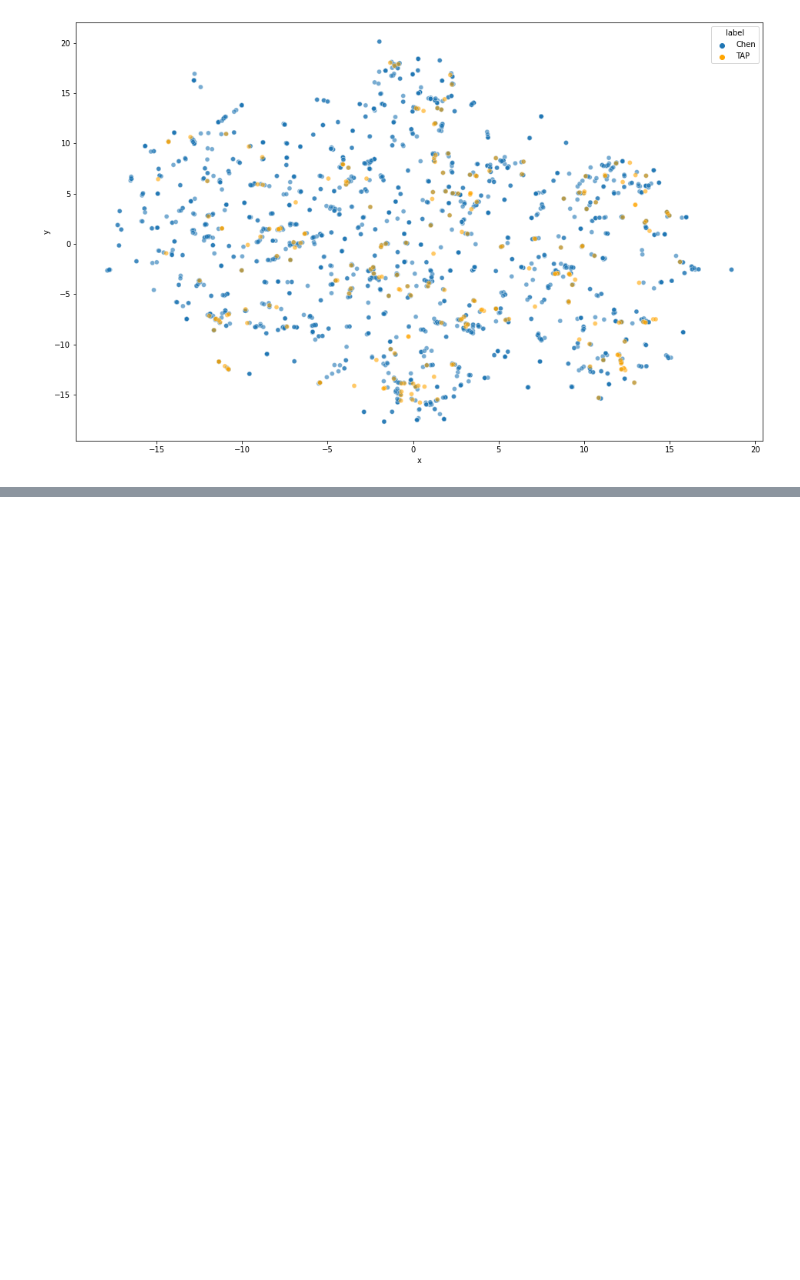
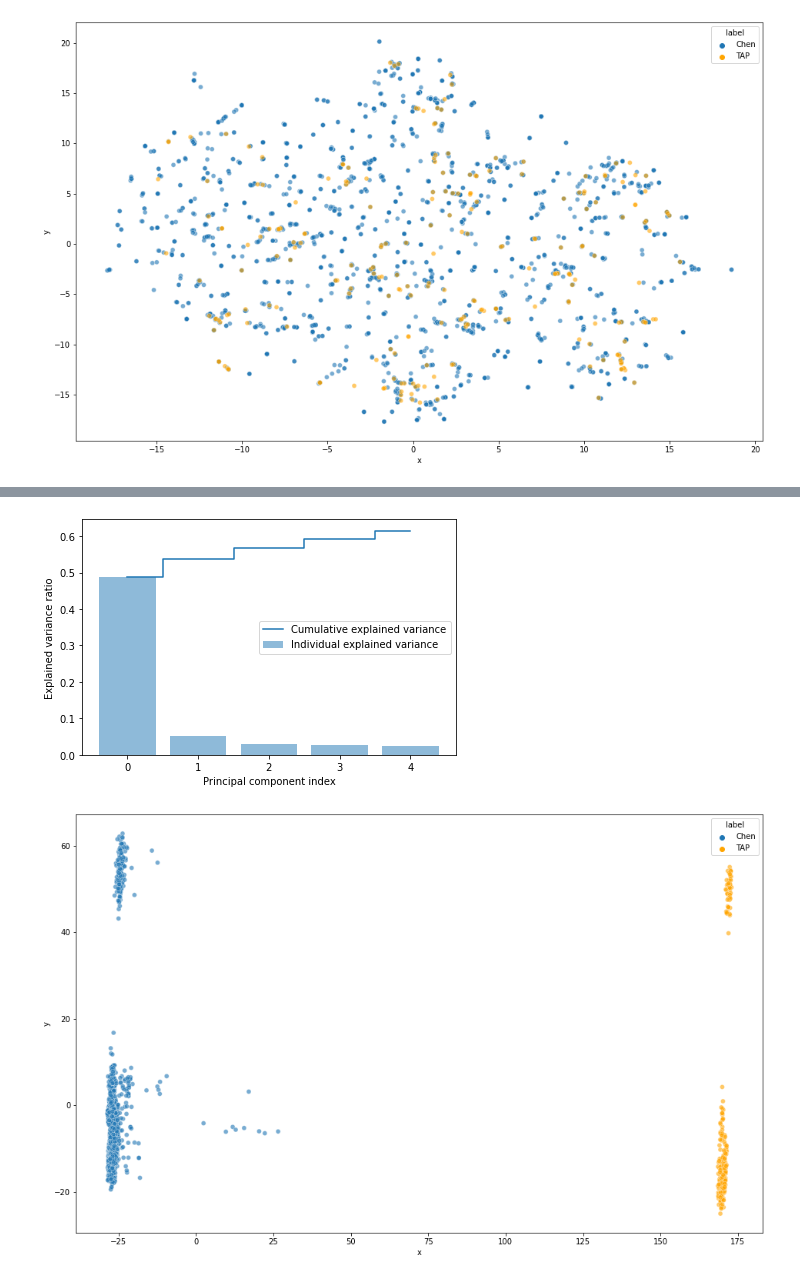
Before and after one commit to kvetab/di-pred, a Jupyter notebook: notebooks/reports/02-dataset-comparison.ipynb, the cells around one changed output, grey strips where cells are left out. Saved outputs shown, nothing was run; the diff lists cells and outputs as text; code cells hidden in the pictures; blank space fills up the shorter version.

```diff
--- a/notebooks/reports/02-dataset-comparison.ipynb
+++ b/notebooks/reports/02-dataset-comparison.ipynb
@@ -174,0 +179,4 @@ plot_tsne(x_data.drop(["Ab_ID", "label"], axis=1), list(x_data["label"]), compon
+# %%
+x_chen = pd.read_csv(path.join(DATA_DIR, "chen/integer_encoding/chen_integers_from_anarci.csv"), index_col=0)
+x_chen = x_chen.loc[chen_data.index]
+x_chen.head()
@@ -174,0 +191,3 @@ plot_tsne(x_data.drop(["Ab_ID", "label"], axis=1), list(x_data["label"]), compon
+# %%
+x_tap = pd.read_csv(path.join(DATA_DIR, "tap/integer_encoding/tap_integers_from_anarci.csv"))
+x_tap.head()
@@ -174,0 +202,6 @@ plot_tsne(x_data.drop(["Ab_ID", "label"], axis=1), list(x_data["label"]), compon
+# %%
+x_chen.insert(1, "label", "Chen")
+x_tap.insert(1, "label", "TAP")
+#x_tap["label"] = "TAP"
+x_data = pd.concat([x_chen, x_tap])
+x_data.head()
@@ -174,0 +231,8 @@ plot_tsne(x_data.drop(["Ab_ID", "label"], axis=1), list(x_data["label"]), compon
+# %%
+x_data = x_data[x_data["Ab_ID"].notna()]
+x_data.fillna(0, inplace=True)
+# %%
+pca_transformed = plot_pca(x_data.drop(["Ab_ID", "label"], axis=1), list(x_data["label"]), components=5, comp_to_plot=[0,1])
+# %% [output]
+[figure, added]
+[figure, added]
```
Also changed, not shown: parts of 26 cells of this notebook, 19 other files.
